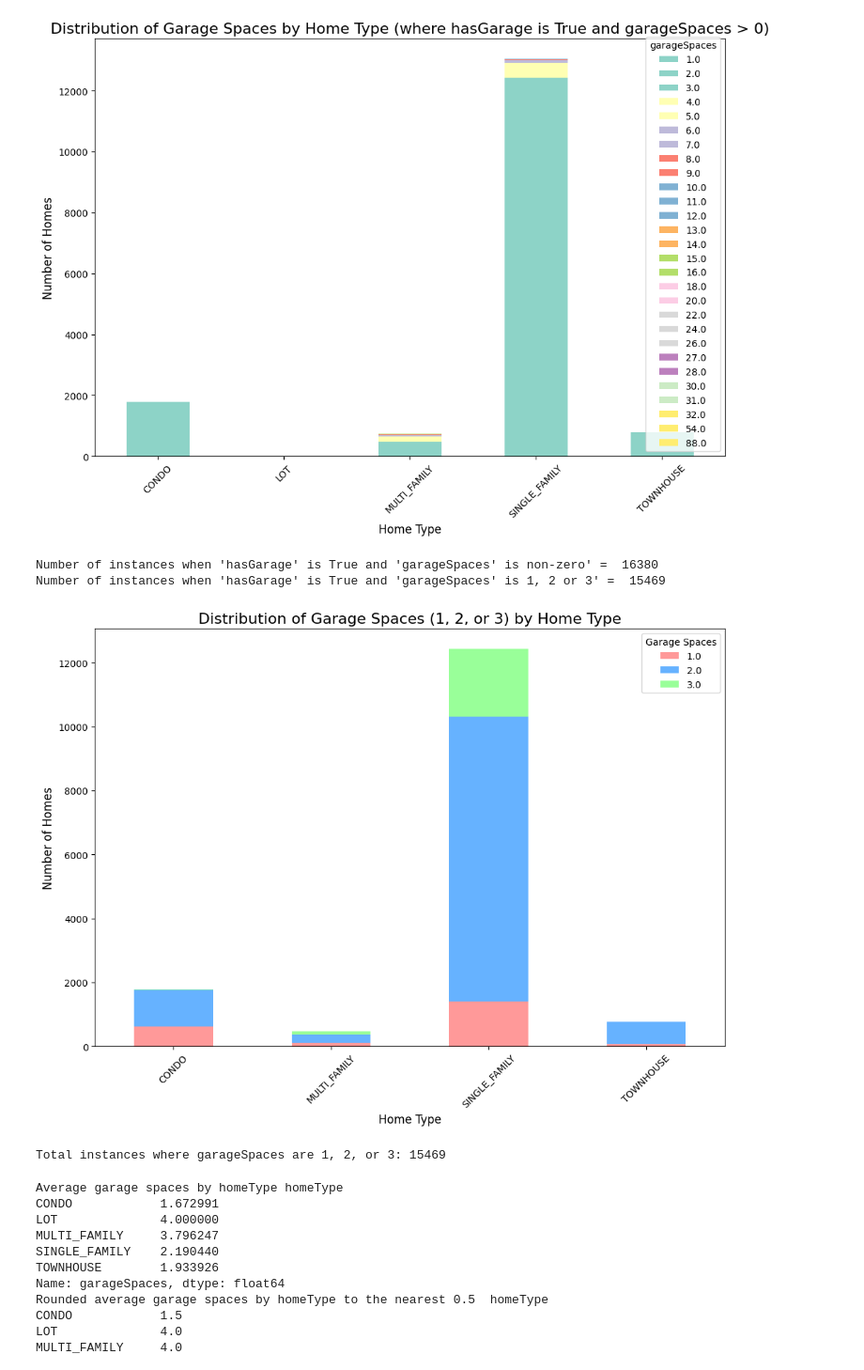
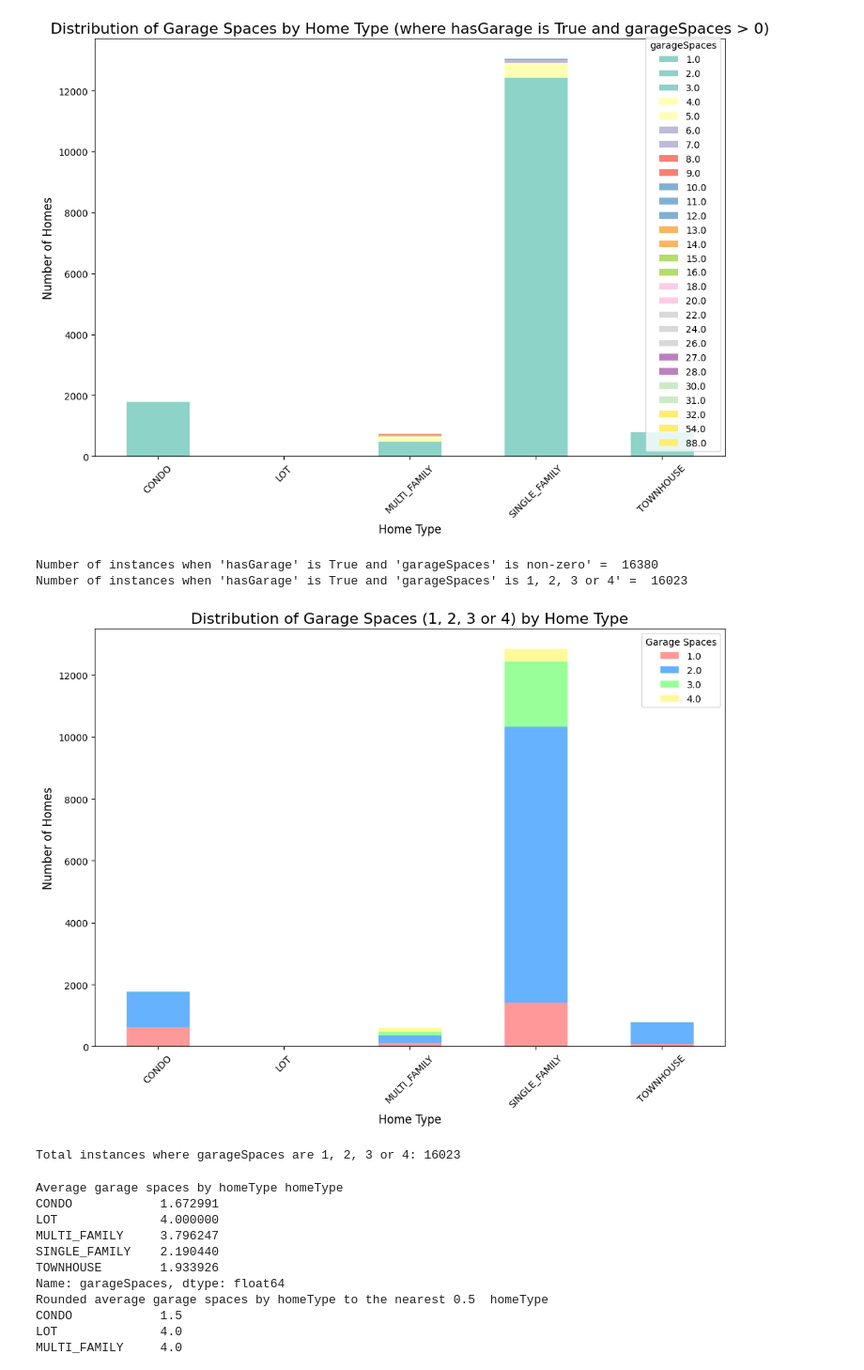
Before and after one commit to soumyaRohan/SDS-CP006-california-housing-prediction, a Jupyter notebook: ph1-data-cleaning-eda/Imtiaz_data_analysis.ipynb, the cells around one changed output. Shown at 94% size. Cells and saved outputs as stored; diff of their text form; code cells hidden in the pictures.

```diff
--- a/ph1-data-cleaning-eda/Imtiaz_data_analysis.ipynb
+++ b/ph1-data-cleaning-eda/Imtiaz_data_analysis.ipynb
@@ -330,11 +439,7 @@ print(f"Number of rows where 'hasGarage' and 'garageSpaces' are non-zero but 'pa
 print(rows_with_parking_issues[['hasGarage', 'garageSpaces', 'parking']])
 
 # Update rows where 'parking' is 0, 'hasGarage' is 1 (True), and 'garageSpaces' is non-zero
-data.loc[(data['parking'] == 0) & ((data['hasGarage'] == 1) | (data['garageSpaces'] > 0)), 'parking'] = True
-
-# Verify the update by checking the affected rows
-updated_rows = data[(data['hasGarage'] == 1) | (data['garageSpaces'] > 0) & (data['parking'] == True)]
-print(updated_rows[['hasGarage', 'garageSpaces', 'parking']].head())
+data.loc[(data['parking'] == 0) & ((data['hasGarage'] == 1) | (data['garageSpaces'] > 0)), 'parking'] = 1
 # %% [output]
 Number of rows where 'parking' and 'hasGarage' differ: 6132
       parking  hasGarage
@@ -416,44 +524,44 @@ plt.show()
 # %%
 # Step 1: Filter where 'hasGarage' is True and 'garageSpaces' is non-zero
 filtered_data = data[(data['hasGarage'] == True) & (data['garageSpaces'] > 0)]
 print("Number of instances when 'hasGarage' is True and 'garageSpaces' is non-zero' = ", filtered_data.shape[0])
 
-# Step 2: Group by 'homeType' and 'garageSpaces' (limit the values to 1, 2, or 3 for this case)
-garage_spaces_filtered = filtered_data[filtered_data['garageSpaces'].isin([1, 2, 3])]
-print("Number of instances when 'hasGarage' is True and 'garageSpaces' is 1, 2 or 3' = ", garage_spaces_filtered.shape[0])
+# Step 2: Group by 'homeType' and 'garageSpaces' (limit the values to 1, 2, 3, 4 for this case)
+garage_spaces_filtered = filtered_data[filtered_data['garageSpaces'].isin([1, 2, 3, 4])]
+print("Number of instances when 'hasGarage' is True and 'garageSpaces' is 1, 2, 3 or 4' = ", garage_spaces_filtered.shape[0])
 
 # Step 3: Group by 'homeType' and 'garageSpaces', and count occurrences
 garage_spaces_counts = garage_spaces_filtered.groupby(['homeType', 'garageSpaces']).size().unstack(fill_value=0)
 
 # Step 4: Create a stacked bar chart with distinct colors for garageSpaces values
-garage_spaces_counts[[1, 2, 3]].plot(kind='bar', stacked=True, figsize=(12, 8),
-                                     color=['#FF9999', '#66B2FF', '#99FF99'])
+garage_spaces_counts[[1, 2, 3, 4]].plot(kind='bar', stacked=True, figsize=(12, 8),
+                                     color=['#FF9999', '#66B2FF', '#99FF99', '#FFF999'])
 
 # Add chart labels and title
-plt.title('Distribution of Garage Spaces (1, 2, or 3) by Home Type', fontsize=16)
+plt.title('Distribution of Garage Spaces (1, 2, 3 or 4) by Home Type', fontsize=16)
 plt.xlabel('Home Type', fontsize=12)
 plt.ylabel('Number of Homes', fontsize=12)
 
 # Add a legend to specify garage spaces
 plt.legend(title='Garage Spaces', loc='upper right')
 
 # Show the plot
 plt.xticks(rotation=45)
 plt.show()
 
-# Step 1: Filter only the relevant columns (garageSpaces 1, 2, or 3)
-garage_spaces_filtered_counts = garage_spaces_counts[[1, 2, 3]]
+# Step 1: Filter only the relevant columns (garageSpaces 1, 2, 3 or 4)
+garage_spaces_filtered_counts = garage_spaces_counts[[1, 2, 3, 4]]
 
-# Step 2: Sum the values for garageSpaces 1, 2, and 3 across all home types
+# Step 2: Sum the values for garageSpaces 1, 2, 3 and 4 across all home types
 total_instances = garage_spaces_filtered_counts.sum().sum()
 
-# Print the total number of instances where garageSpaces are 1, 2, or 3
-print(f"Total instances where garageSpaces are 1, 2, or 3: {total_instances}")
+# Print the total number of instances where garageSpaces are 1, 2, 3 or 4
+print(f"Total instances where garageSpaces are 1, 2, 3 or 4: {total_instances}")
 # %% [output]
 Number of instances when 'hasGarage' is True and 'garageSpaces' is non-zero' =  16380
-Number of instances when 'hasGarage' is True and 'garageSpaces' is 1, 2 or 3' =  15469
+Number of instances when 'hasGarage' is True and 'garageSpaces' is 1, 2, 3 or 4' =  16023
-[figure, old version]
+[figure, new version]
-Total instances where garageSpaces are 1, 2, or 3: 15469
+Total instances where garageSpaces are 1, 2, 3 or 4: 16023
 # %%
 # Step 1: Filter where 'hasGarage' is True and 'garageSpaces' is non-zero
 filtered_data = data[(data['hasGarage'] == True) & (data['garageSpaces'] > 0)]
```
Also changed, not shown: parts of 10 cells of this notebook.
